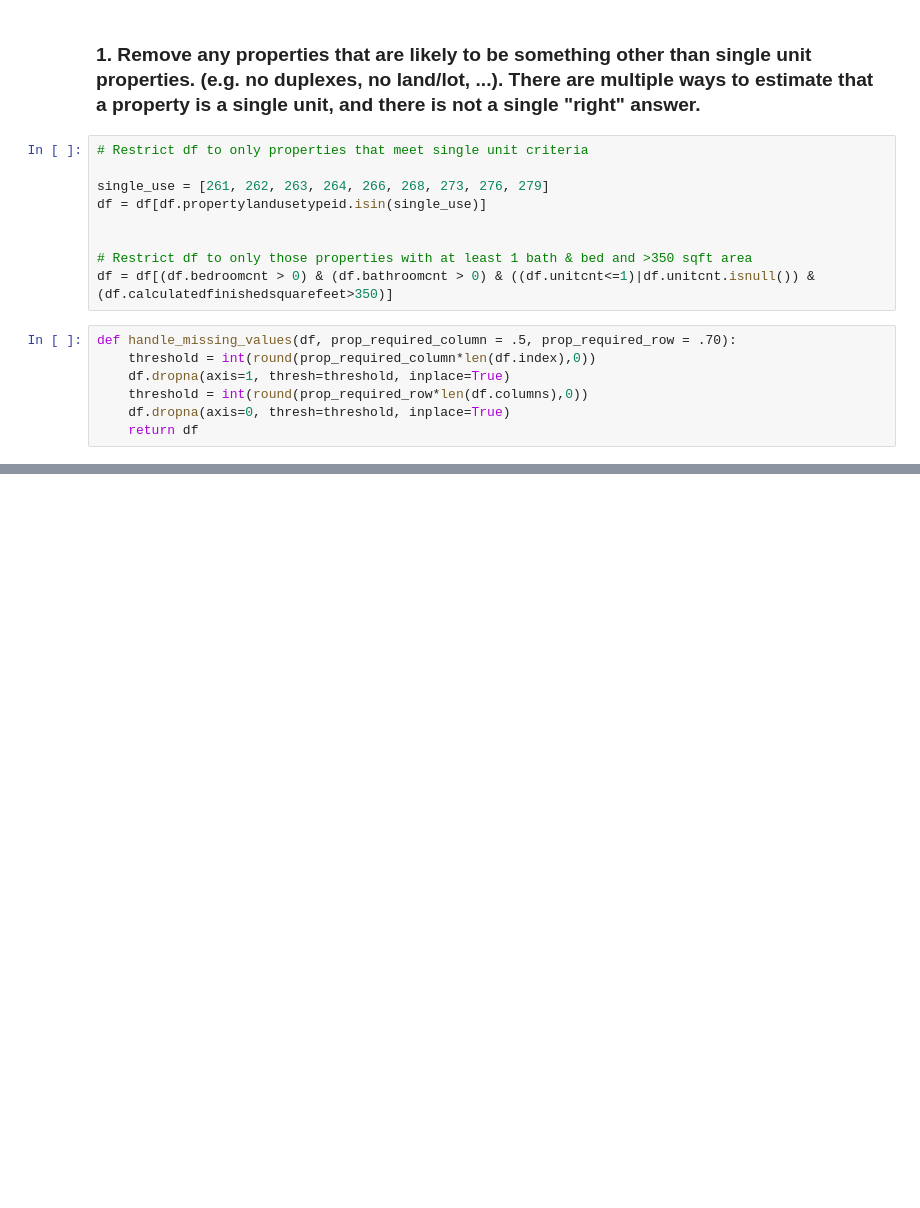
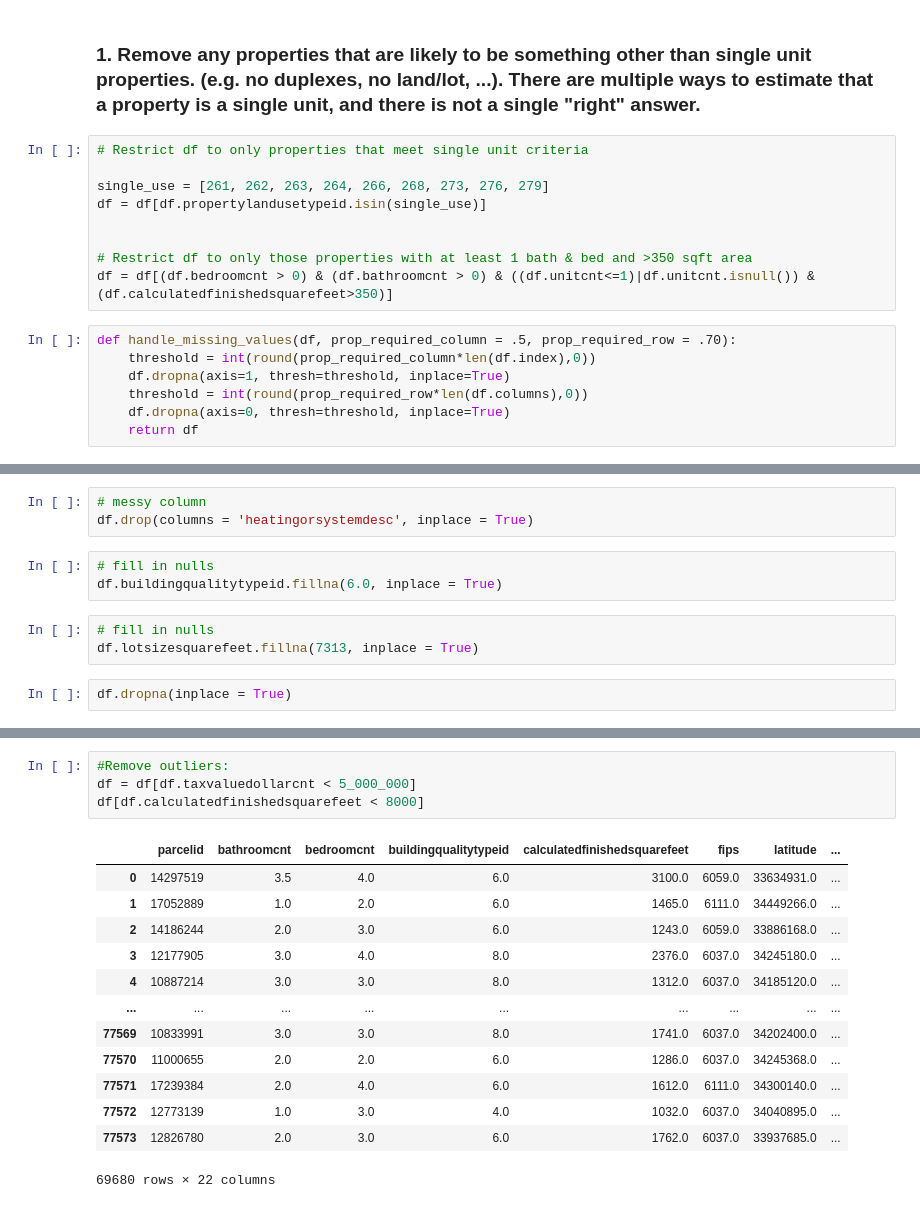
Before and after one commit to NikkideVries/clustering-exercises, a Jupyter notebook: zillow.ipynb, the cells around one changed output, grey strips where cells are left out. Drawn from its saved outputs; the diff is of its cells as text; blank space fills up the shorter version.

```diff
--- a/zillow.ipynb
+++ b/zillow.ipynb
@@ -354,0 +397,11 @@ df = handle_missing_values(df)
+# %%
+# messy column
+df.drop(columns = 'heatingorsystemdesc', inplace = True)
+# %%
+# fill in nulls
+df.buildingqualitytypeid.fillna(6.0, inplace = True)
+# %%
+# fill in nulls
+df.lotsizesquarefeet.fillna(7313, inplace = True)
+# %%
+df.dropna(inplace = True)
@@ -354,0 +428,18 @@ df = handle_missing_values(df)
+# %%
+#Remove outliers:
+df = df[df.taxvaluedollarcnt < 5_000_000]
+df[df.calculatedfinishedsquarefeet < 8000]
+# %% [output]
+|  | parcelid | bathroomcnt | bedroomcnt | buildingqualitytypeid | calculatedfinishedsquarefeet | fips | latitude | ... |
+| 0 | 14297519 | 3.5 | 4.0 | 6.0 | 3100.0 | 6059.0 | 33634931.0 | ... |
+| 1 | 17052889 | 1.0 | 2.0 | 6.0 | 1465.0 | 6111.0 | 34449266.0 | ... |
+| 2 | 14186244 | 2.0 | 3.0 | 6.0 | 1243.0 | 6059.0 | 33886168.0 | ... |
+| 3 | 12177905 | 3.0 | 4.0 | 8.0 | 2376.0 | 6037.0 | 34245180.0 | ... |
+| 4 | 10887214 | 3.0 | 3.0 | 8.0 | 1312.0 | 6037.0 | 34185120.0 | ... |
+| ... | ... | ... | ... | ... | ... | ... | ... | ... |
+| 77569 | 10833991 | 3.0 | 3.0 | 8.0 | 1741.0 | 6037.0 | 34202400.0 | ... |
+| 77570 | 11000655 | 2.0 | 2.0 | 6.0 | 1286.0 | 6037.0 | 34245368.0 | ... |
+| 77571 | 17239384 | 2.0 | 4.0 | 6.0 | 1612.0 | 6111.0 | 34300140.0 | ... |
+| 77572 | 12773139 | 1.0 | 3.0 | 4.0 | 1032.0 | 6037.0 | 34040895.0 | ... |
+| 77573 | 12826780 | 2.0 | 3.0 | 6.0 | 1762.0 | 6037.0 | 33937685.0 | ... |
+69680 rows × 22 columns
```
Also changed, not shown: parts of 18 cells of this notebook, 5 other files.
